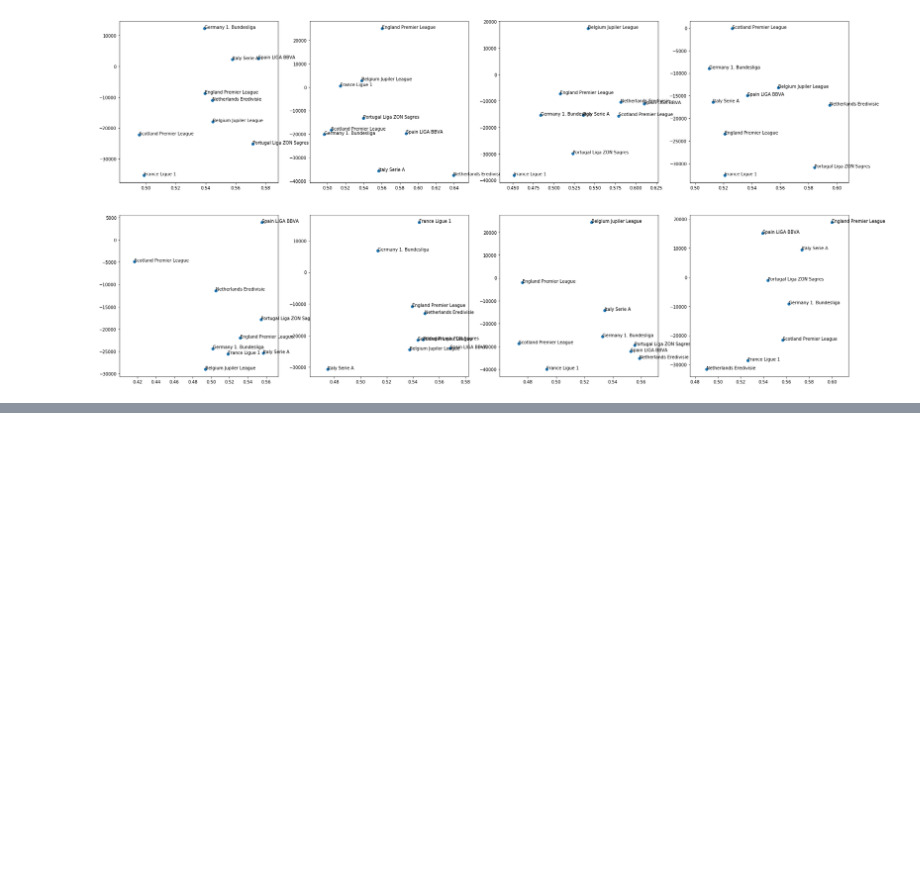
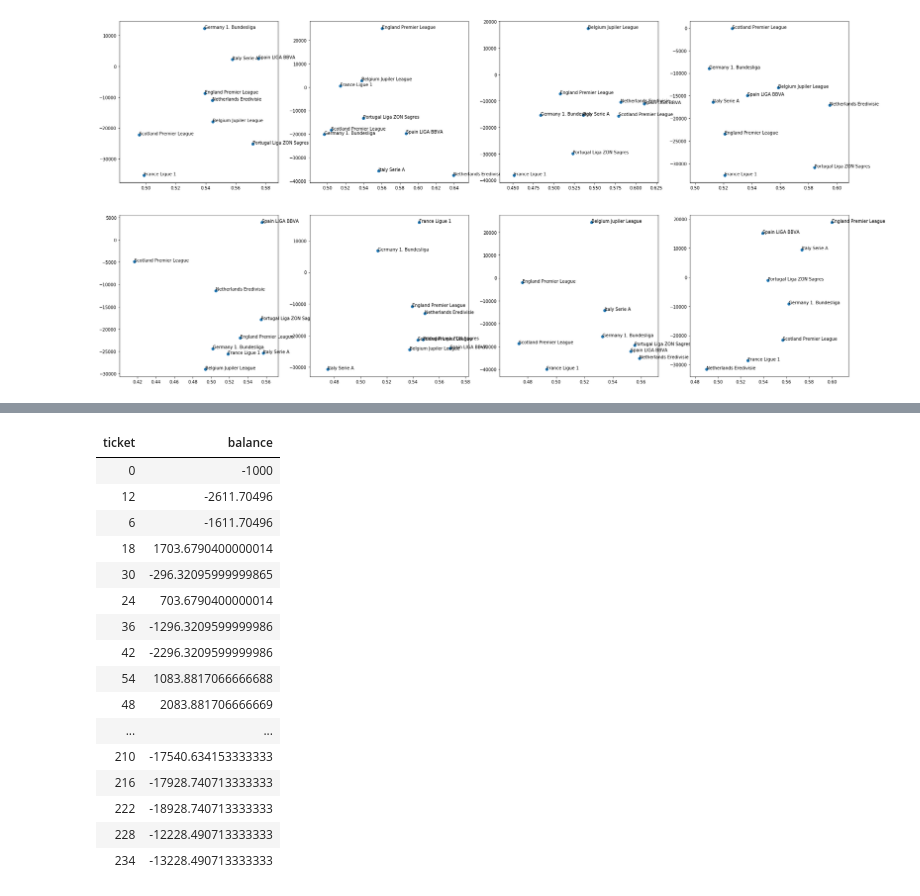
Before and after one commit to jelic98/raf_vp, a Jupyter notebook: project/main.ipynb, the cells around one changed output, grey strips where cells are left out. Saved outputs shown, nothing was run; the diff lists cells and outputs as text; code cells hidden in the pictures; blank space fills up the shorter version.

```diff
--- a/project/main.ipynb
+++ b/project/main.ipynb
@@ -151,6 +152,15 @@ _simulate_all()
 # %% [output]
 [figure]
 # %%
+STREAM_PATH = '/test/'
+
 dbutils.fs.rm(STREAM_PATH, True)
 _ = dbutils.fs.mkdirs(STREAM_PATH)
+
+display(
+  spark
+    .readStream
+    .schema(StructType([StructField('ticket', StringType(), False), StructField('balance', StringType(), False)]))
+    .json(STREAM_PATH)
+)
 # %% [output]
@@ -158 +167,18 @@ _ = dbutils.fs.mkdirs(STREAM_PATH)
+| ticket | balance |
+| 0 | -1000 |
+| 12 | -2611.70496 |
+| 6 | -1611.70496 |
+| 18 | 1703.6790400000014 |
+| 30 | -296.32095999999865 |
+| 24 | 703.6790400000014 |
+| 36 | -1296.3209599999986 |
+| 42 | -2296.3209599999986 |
+| 54 | 1083.8817066666688 |
+| 48 | 2083.881706666669 |
+| ... | ... |
+| 210 | -17540.634153333333 |
+| 216 | -17928.740713333333 |
+| 222 | -18928.740713333333 |
+| 228 | -12228.490713333333 |
+| 234 | -13228.490713333333 |
 # %%
```
Also changed, not shown: parts of 4 cells of this notebook.
